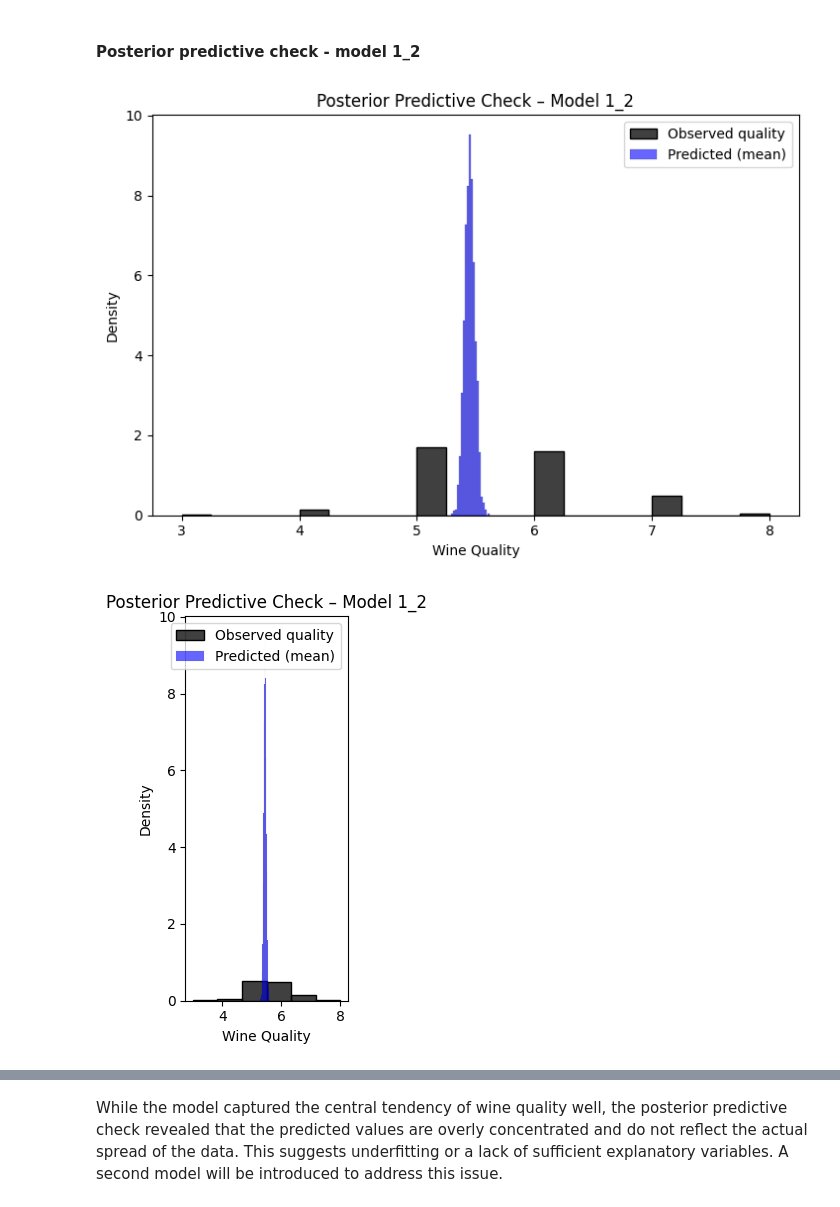
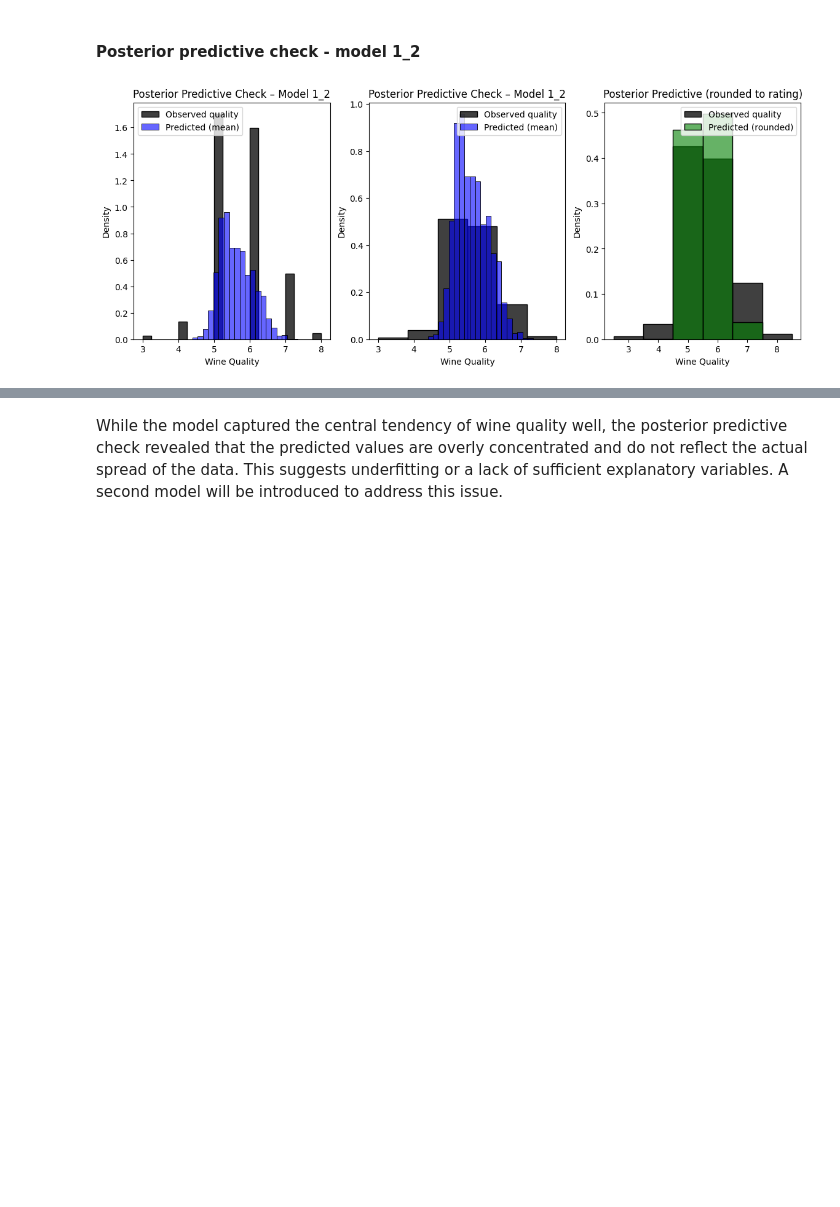
Before and after one commit to zacky111/Data_analytics, a Jupyter notebook: main.ipynb, the cells around one changed output, grey strips where cells are left out. Cells and saved outputs as stored; diff of their text form; code cells hidden in the pictures; blank space fills up the shorter version.

```diff
--- a/main.ipynb
+++ b/main.ipynb
@@ -533,38 +533,32 @@ for i in range(n_draws):
 y_pred_samples = np.array(y_pred_samples)
 
 # PPC: rozkład danych obserwowanych vs. predykowanych
 plt.figure(figsize=(14, 5))
 
-plt.subplot(1, 2, 1)
+plt.subplot(1, 3, 1)
 sns.histplot(y, bins=20, color="black", label="Observed quality", stat="density")
 sns.histplot(y_pred_samples.mean(axis=0), bins=20, color="blue", alpha=0.6, label="Predicted (mean)", stat="density")
 plt.title("Posterior Predictive Check – Model 1_2")
 plt.xlabel("Wine Quality")
 plt.ylabel("Density")
 plt.legend()
-plt.tight_layout()
-plt.show()
 
 plt.subplot(1, 3, 2)
 sns.histplot(y, bins=6, color="black", label="Observed quality", stat="density")
 sns.histplot(y_pred_samples.mean(axis=0), bins=20, color="blue", alpha=0.6, label="Predicted (mean)", stat="density")
 plt.title("Posterior Predictive Check – Model 1_2")
 plt.xlabel("Wine Quality")
 plt.ylabel("Density")
 plt.legend()
-plt.tight_layout()
-plt.show()
 
 plt.subplot(1, 3, 3)
 sns.histplot(y, bins=range(int(y.min()), int(y.max()) + 2), color="black", label="Observed quality", stat="density", discrete=True)
 sns.histplot(np.round(y_pred_samples.mean(axis=0)), bins=range(int(y.min()), int(y.max()) + 2), color="green", alpha=0.6, label="Predicted (rounded)", stat="density", discrete=True)
 plt.title("Posterior Predictive (rounded to rating)")
 plt.xlabel("Wine Quality")
 plt.ylabel("Density")
 plt.legend()
 
-plt.tight_layout()
 plt.show()
 # %% [output]
-[figure, old version]
+[figure, new version]
-[figure, removed]
```
Also changed, not shown: parts of 17 cells of this notebook.
